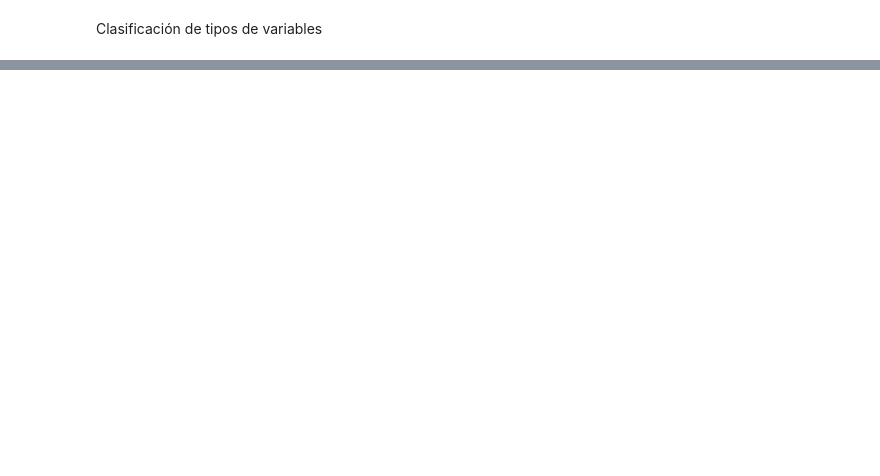
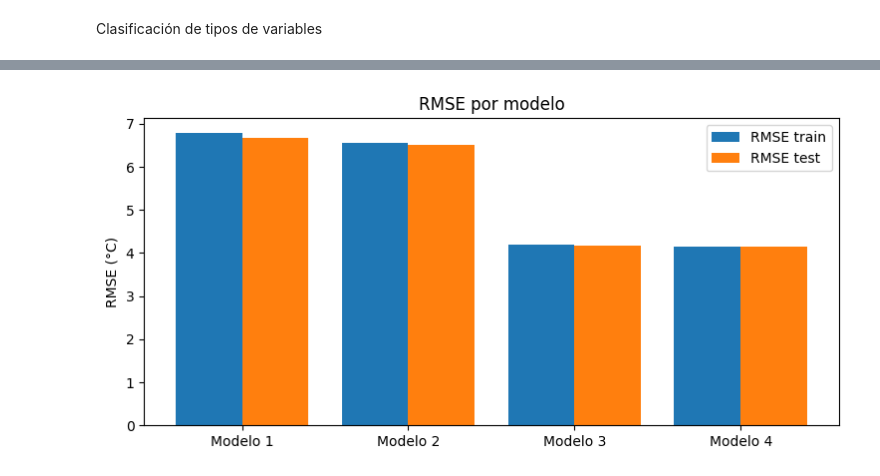
Before and after one commit to JuanSe8190/Laboratorio1-Aprendizaje-de-m-quina, a Jupyter notebook: ActividadesLab1.ipynb, the cells around one changed output, grey strips where cells are left out. Saved outputs shown, nothing was run; the diff lists cells and outputs as text; code cells hidden in the pictures; blank space fills up the shorter version.

```diff
--- a/ActividadesLab1.ipynb
+++ b/ActividadesLab1.ipynb
@@ -438,0 +560,4 @@ dtype: int64
+# %%
+data = data.drop(fuera_rango.index)
+data = data.drop(columns=['estacion_calc', 'lim_bajo', 'lim_alto']).reset_index(drop=True)
+print("Shape final:", data.shape, "->", round(len(data)/len(datos_clima)*100, 1), "% de las originales")
@@ -438,0 +871,30 @@ dtype: int64
+# %%
+configuraciones = [
+    ("Modelo 1 - sin limpieza",  numeric_features, None,                 False),
+    ("Modelo 2 - con limpieza",  numeric_features, None,                 True),
+    ("Modelo 3 - + ciclo anual", features_ciclo,   categorical_features, True),
+    ("Modelo 4 - + resto",       features_todas,   categorical_features, True),
+]
+
+resultados = []
+modelos = {}
+
+for nombre, num_f, cat_f, limpieza in configuraciones:
+    Modelo, Atr, Ate, fnames = entrenar(num_f, cat_f, limpieza)
+
+    y_train_pred = Modelo.predict(Atr)
+    y_test_pred  = Modelo.predict(Ate)
+
+    resultados.append({
+        'Modelo':     nombre,
+        'Variables':  len(fnames),
+        'RMSE_train': np.sqrt(mean_squared_error(y_train, y_train_pred)),
+        'RMSE_test':  np.sqrt(mean_squared_error(y_test, y_test_pred)),
+        'MAE_test':   mean_absolute_error(y_test, y_test_pred),
+        'R2_train':   r2_score(y_train, y_train_pred),
+        'R2_test':    r2_score(y_test, y_test_pred),
+    })
+    modelos[nombre] = (Modelo, Atr, Ate, fnames)
+
+tabla_modelos = pd.DataFrame(resultados).set_index('Modelo')
+tabla_modelos.round(4)
@@ -438,0 +908,12 @@ dtype: int64
+# %%
+plt.figure(figsize=(9,4))
+x = np.arange(len(tabla_modelos))
+plt.bar(x - 0.2, tabla_modelos['RMSE_train'], 0.4, label='RMSE train')
+plt.bar(x + 0.2, tabla_modelos['RMSE_test'],  0.4, label='RMSE test')
+plt.xticks(x, [n.split(' - ')[0] for n in tabla_modelos.index])
+plt.ylabel('RMSE (°C)')
+plt.title('RMSE por modelo')
+plt.legend()
+plt.show()
+# %% [output]
+[figure, added]
```
Also changed, not shown: parts of 134 cells of this notebook, 2 other files.
